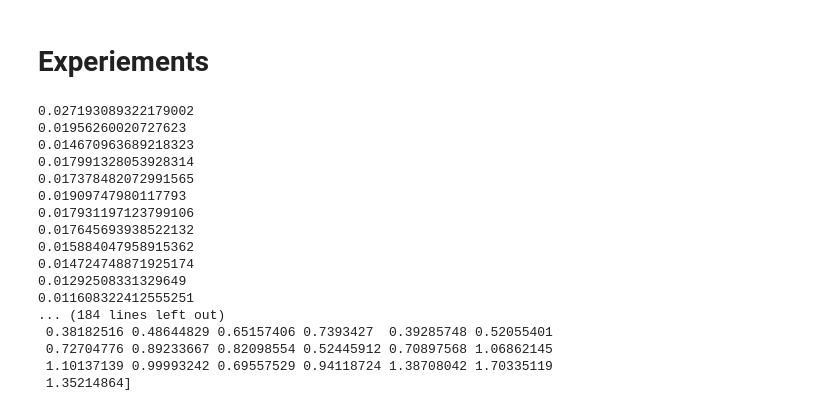
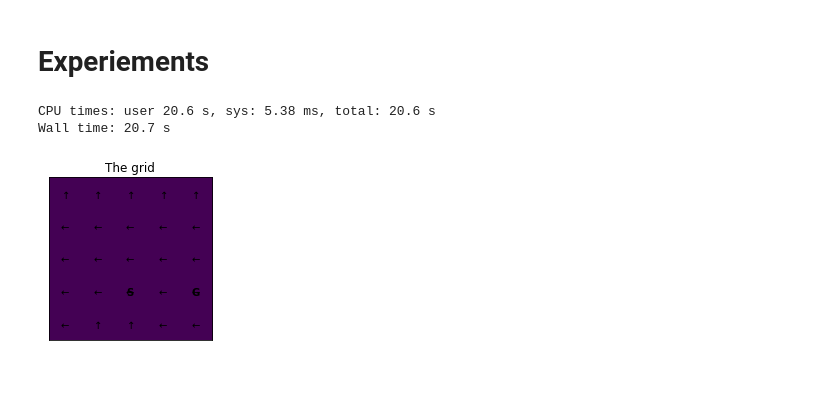
Before and after one commit to francescomontagna/MaxEnt-IRL, a Jupyter notebook: Basic-IRL.ipynb, the cells around one changed output. Saved outputs shown, nothing was run; the diff lists cells and outputs as text; code cells hidden in the pictures; blank space fills up the shorter version.

```diff
--- a/Basic-IRL.ipynb
+++ b/Basic-IRL.ipynb
@@ -287,6 +287,36 @@ def plot_trajectory(world, t):
   for state, action in t[:-1]:
     action_name = action_names[action]
     plt.text(state[1], state[0], action_name, ha='center', va='center')
+
+
+def plot_greedy_policy(world, irlsolver):
+  plt.figure(figsize=(3, 3))
+  plt.imshow(world.layout > -1, interpolation="nearest")
+  ax = plt.gca()
+  ax.grid(0)
+  plt.xticks([])
+  plt.yticks([])
+  plt.title("The grid")
+
+  start = world.point_to_state_coord(world.initial_state)
+  end = world.point_to_state_coord(world.terminal_state)
+  plt.text(
+      start[1], start[0],
+      r"$\mathbf{S}$", ha='center', va='center')
+  plt.text(
+      end[1], end[0],
+      r"$\mathbf{G}$", ha='center', va='center')
+
+  action_names = [r"$\uparrow$",r"$\rightarrow$", r"$\downarrow$", r"$\leftarrow$"]
+
+  for i in range(world.grid_size):
+    for j in range(world.grid_size):
+      s = (i, j)
+      q = []
+      for action in world.actions:
+        q.append((irlsolver.Q(world.state_coord_to_point(s), action)))
+      action_name = action_names[np.argmax(q)]
+      plt.text(i, j, action_name, ha='center', va='center')
 # %%
 class GridWorld:
   def __init__(self, grid_size = 5):
@@ -626,32 +663,21 @@ class MaxCausalEntropy:
 # %% [markdown]
 # Experiements
 # %%
-LR = 0.001
+LR = 1
 DECAY = 1000
 random.seed(1)
 # %%
+%%time
 world = GridWorld()
-T = Trajectories(num_samples=200, world = world, expert_q=expert_q)
+T = Trajectories(num_samples=500, world = world, expert_q=expert_q)
 T.sample_trajectories()
 
 irl_solver = MaxCausalEntropy(T.trajectories, world, LR, DECAY)
-_ = irl_solver.maxirl()
-print(irl_solver.D)
+irl_solver.maxirl()
 # %% [output]
-0.027193089322179002
-0.01956260020727623
-0.014670963689218323
-0.017991328053928314
-0.017378482072991565
-0.01909747980117793
-0.017931197123799106
-0.017645693938522132
-0.015884047958915362
-0.014724748871925174
-0.01292508331329649
-0.011608322412555251
-... (184 lines left out)
- 0.38182516 0.48644829 0.65157406 0.7393427  0.39285748 0.52055401
- 0.72704776 0.89233667 0.82098554 0.52445912 0.70897568 1.06862145
- 1.10137139 0.99993242 0.69557529 0.94118724 1.38708042 1.70335119
- 1.35214864]
+CPU times: user 20.6 s, sys: 5.38 ms, total: 20.6 s
+Wall time: 20.7 s
+# %%
+plot_greedy_policy(world, irl_solver)
+# %% [output]
+[figure, added]
```
Also changed, not shown: parts of 2 cells of this notebook.
